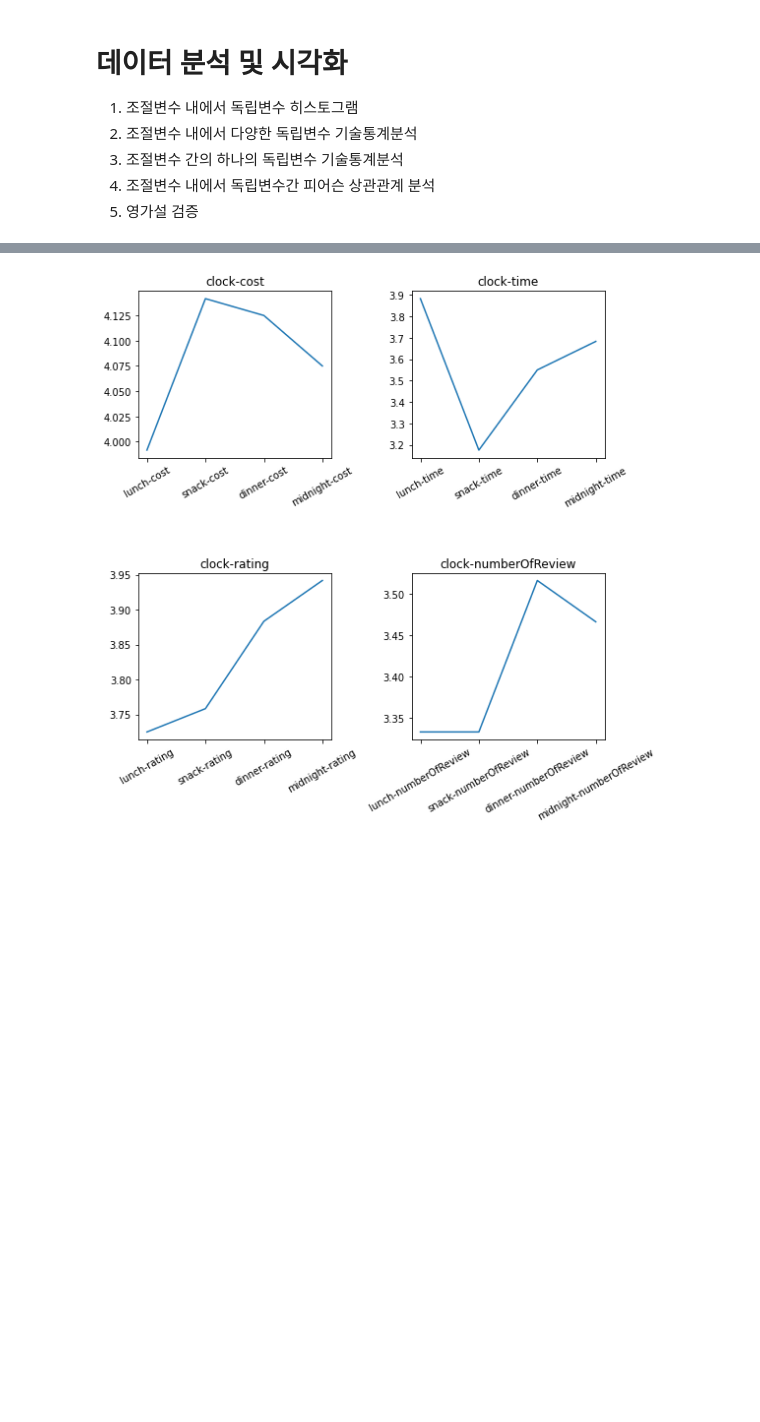
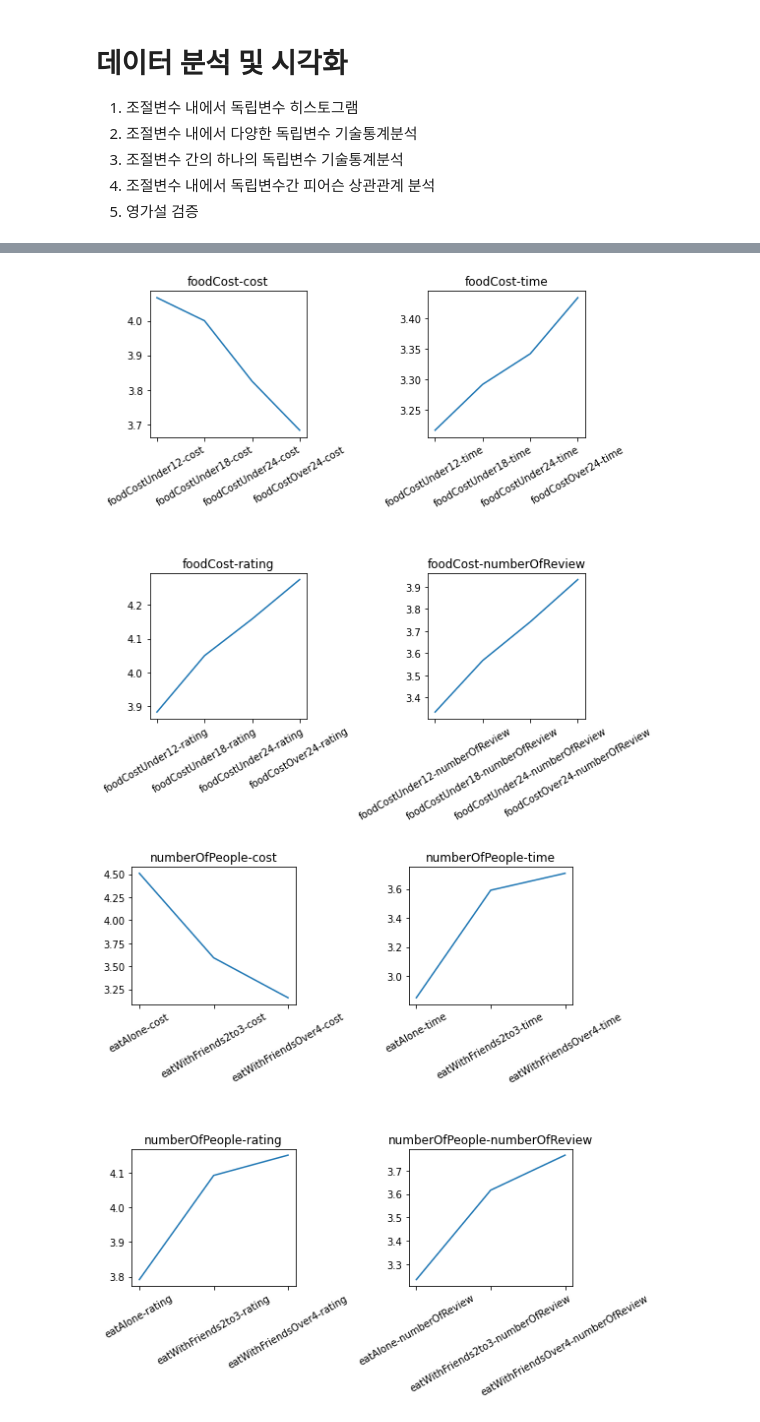
Before and after one commit to DonghyunKim98/probability_statistics_data_analysis, a Jupyter notebook: 확률및통계2022_DataAnalysis.ipynb, the cells around one changed output, grey strips where cells are left out. Cells and saved outputs as stored; diff of their text form; code cells hidden in the pictures; blank space fills up the shorter version.

```diff
--- a/확률및통계2022_DataAnalysis.ipynb
+++ b/확률및통계2022_DataAnalysis.ipynb
@@ -151,6 +149,7 @@ def showMeanAndStdInOneModerate (prefixIndex):
     plt.legend(prop={'size':15})
     plt.show()
 
-showMeanAndStdInOneModerate(0)
+for i in range(16):
+  showMeanAndStdInOneModerate(i)
 # %% [output]
 [figure]
@@ -160,32 +171,34 @@ moderateColumnIndexesList = [
     [8,12,16,20], # 음식 가격
     [24,28,32],   # 같이 먹는 사람 (가족 제외)
     [40,44,48],   # 배달 날짜
     [52,56,60,64] # 배달 시간
     ]
 moderateNames=['foodCost','numberOfPeople','date','clock']
 
 def showPlotByModerates (moderateIndex):
   modetaeColumnIndexes = moderateColumnIndexesList[moderateIndex]
   moderateName = moderateNames[moderateIndex]
 
   costByModerates = data.iloc[:,modetaeColumnIndexes]
   timeByModerates = data.iloc[:,[x+1 for x in modetaeColumnIndexes]]
   ratingByModerates = data.iloc[:,[x+2 for x in modetaeColumnIndexes]]
   reviewByModerates = data.iloc[:,[x+3 for x in modetaeColumnIndexes]]
 
   moderatedIndependentValues = [costByModerates,timeByModerates,ratingByModerates,reviewByModerates]
   suffix_names = ['cost','time','rating','numberOfReview']
 
   figure, axis = plt.subplots(2, 2,figsize=(8, 8))
 
   for idx, suffix in enumerate(suffix_names):
     axis[int(idx/2),idx%2].plot(moderatedIndependentValues[idx].mean().index,moderatedIndependentValues[idx].mean())
     axis[int(idx/2),idx%2].set_title(moderateName + '-' + suffix)
     axis[int(idx/2),idx%2].tick_params(axis='x', labelrotation = 30)
 
   plt.tight_layout(h_pad=5) # 겹치지 않게 설정, 여백설정
   plt.show()
 
-showPlotByModerates(3)
+for i in range(4):
+  showPlotByModerates(i)
 # %% [output]
-[figure, old version]
+[figure, new version]
+[figure, added]
```
Also changed, not shown: parts of 7 cells of this notebook.
